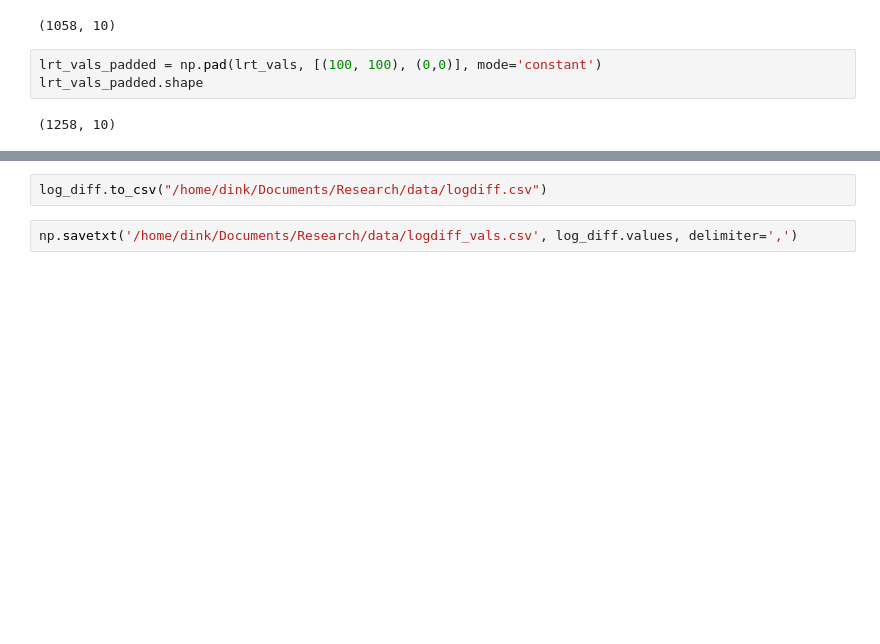
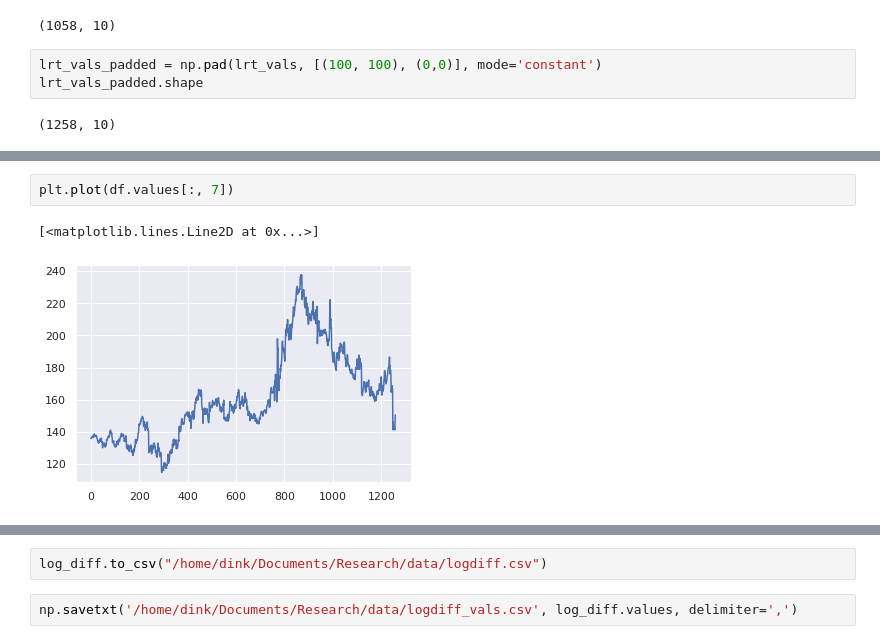
Before and after one commit to spaceonion1001/LD-CPD, a Jupyter notebook: notebooks/Stocks_CPD.ipynb, the cells around one changed output, grey strips where cells are left out. Saved outputs shown, nothing was run; the diff lists cells and outputs as text; blank space fills up the shorter version.

```diff
--- a/notebooks/Stocks_CPD.ipynb
+++ b/notebooks/Stocks_CPD.ipynb
@@ -177,0 +190,5 @@ array([ 734,  734,  732,  734,  737,  743, 1157,  739,  827,  734])
+# %%
+plt.plot(df.values[:, 7])
+# %% [output]
+[<matplotlib.lines.Line2D at 0x...>]
+[figure, added]
```
Also changed, not shown: parts of 26 cells of this notebook, 15 other files.
